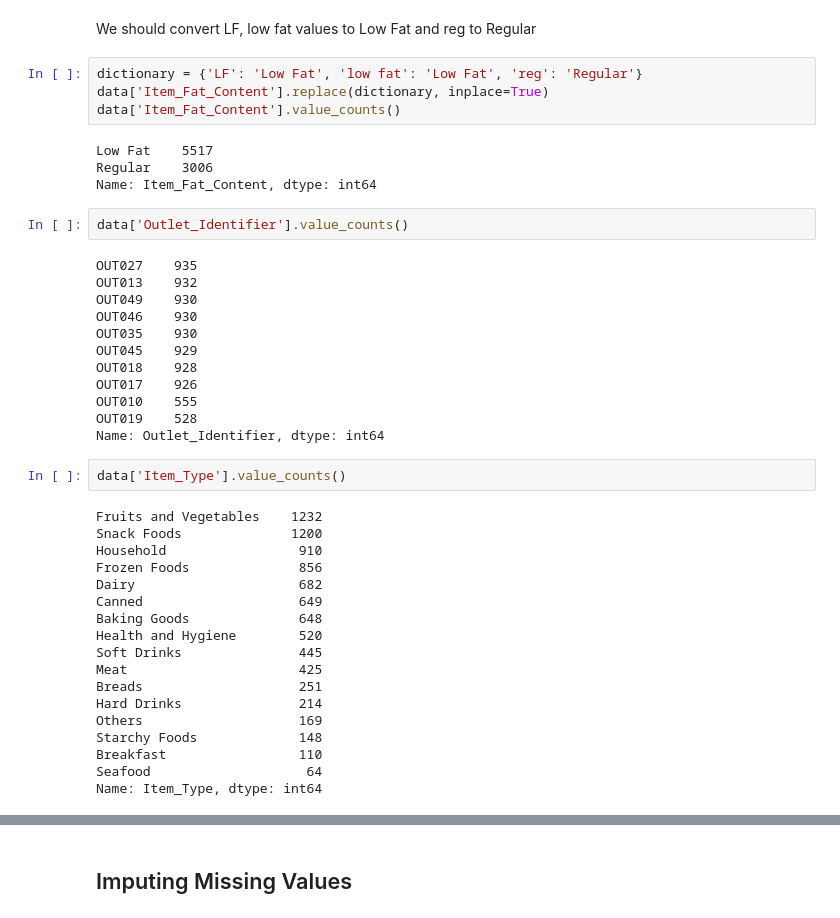
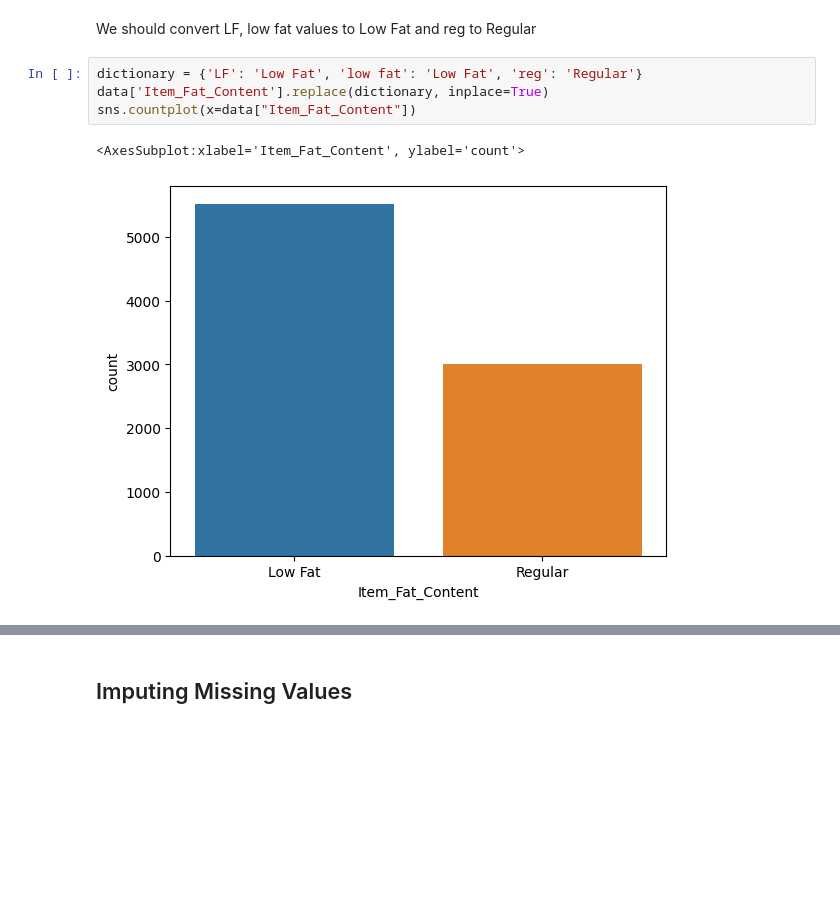
Before and after one commit to Lian-La-Fey/ML-Project-LineerRegression, a Jupyter notebook: lineer_regression.ipynb, the cells around one changed output, grey strips where cells are left out. Drawn from its saved outputs; the diff is of its cells as text; blank space fills up the shorter version.

```diff
--- a/lineer_regression.ipynb
+++ b/lineer_regression.ipynb
@@ -82,42 +87,7 @@ We should convert LF, low fat values to Low Fat and reg to Regular
 # %%
 dictionary = {'LF': 'Low Fat', 'low fat': 'Low Fat', 'reg': 'Regular'}
 data['Item_Fat_Content'].replace(dictionary, inplace=True)
-data['Item_Fat_Content'].value_counts()
+sns.countplot(x=data["Item_Fat_Content"])
 # %% [output]
-Low Fat    5517
-Regular    3006
-Name: Item_Fat_Content, dtype: int64
+<AxesSubplot:xlabel='Item_Fat_Content', ylabel='count'>
+[figure, added]
-# %%
-data['Outlet_Identifier'].value_counts()
-# %% [output]
-OUT027    935
-OUT013    932
-OUT049    930
-OUT046    930
-OUT035    930
-OUT045    929
-OUT018    928
-OUT017    926
-OUT010    555
-OUT019    528
-Name: Outlet_Identifier, dtype: int64
-# %%
-data['Item_Type'].value_counts()
-# %% [output]
-Fruits and Vegetables    1232
-Snack Foods              1200
-Household                 910
-Frozen Foods              856
-Dairy                     682
-Canned                    649
-Baking Goods              648
-Health and Hygiene        520
-Soft Drinks               445
-Meat                      425
-Breads                    251
-Hard Drinks               214
-Others                    169
-Starchy Foods             148
-Breakfast                 110
-Seafood                    64
-Name: Item_Type, dtype: int64
```
Also changed, not shown: parts of 32 cells of this notebook.
